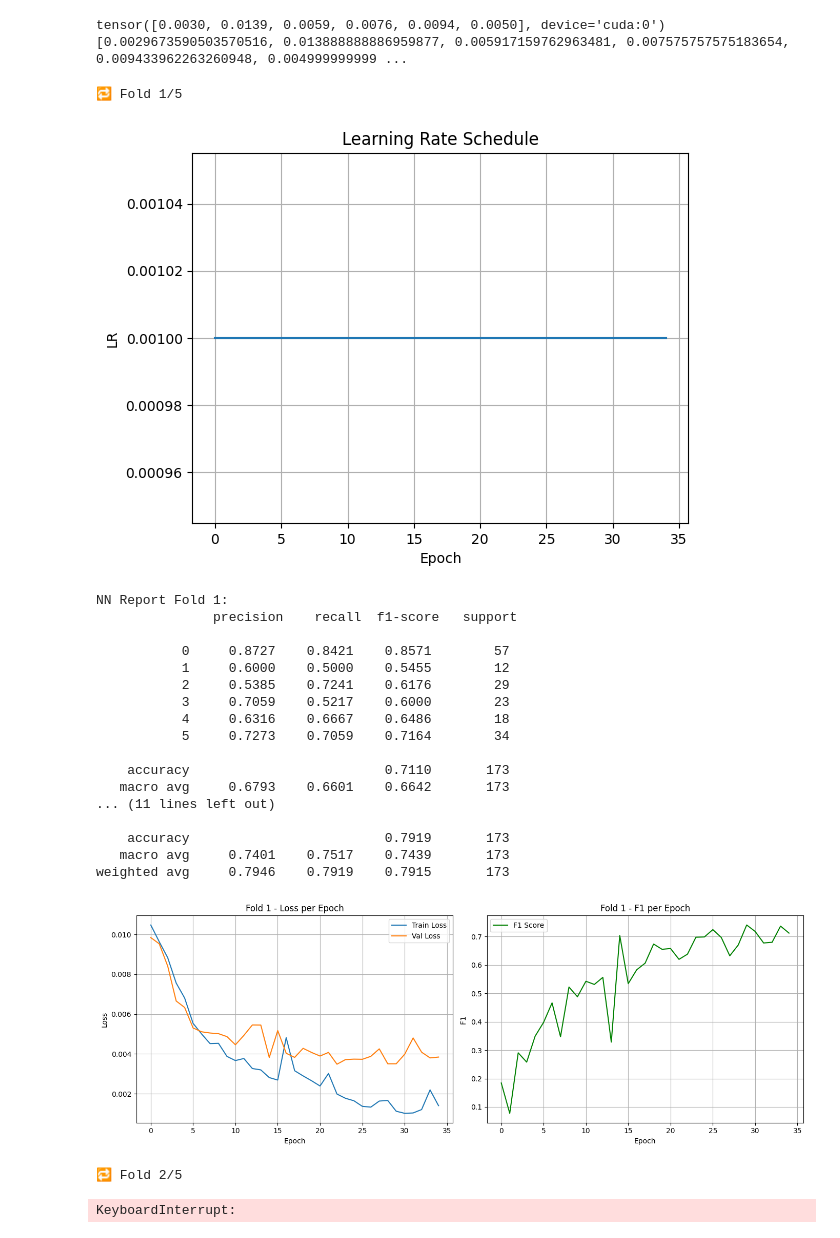
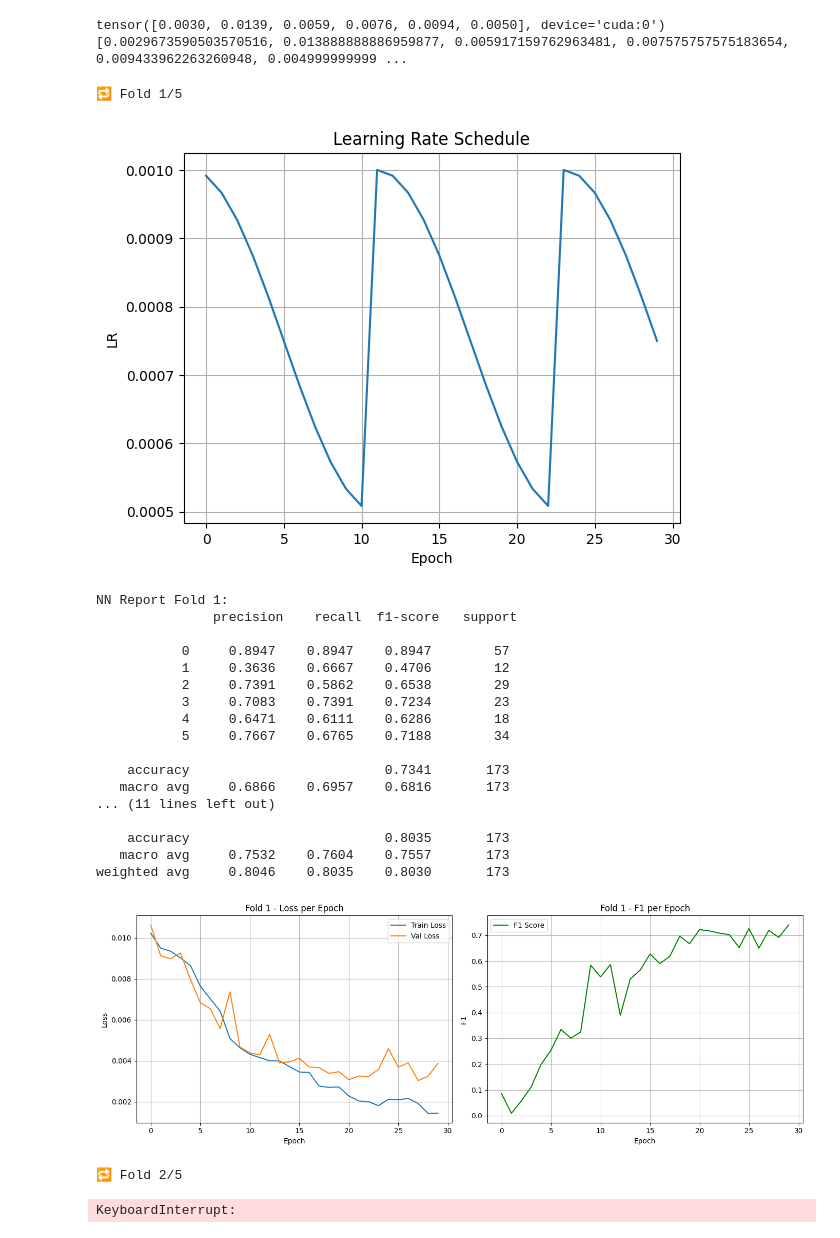
Before and after one commit to neverexz/ecg, a Jupyter notebook: main.ipynb, the cells around one changed output. Drawn from its saved outputs; the diff is of its cells as text; code cells hidden in the pictures.

```diff
--- a/main.ipynb
+++ b/main.ipynb
@@ -389,9 +389,6 @@ class Specnaz_gru_plus_norm(nn.Module):
 
         return output
 # %%
-# === Предобработка данных ===
-
-
 X_nn = full_dataset.drop(columns=['label'])
 y_nn = full_dataset['label']
 X_cat = res___.drop(columns=['label'])
@@ -410,7 +407,7 @@ X_train_val_cat, X_test_cat, y_train_val_cat, y_test_cat = train_test_split(
 
 # === Гиперпараметры ===
 n_splits = 5
-num_epochs = 35
+num_epochs = 30
 batch_size = 16
 device = torch.device("cuda" if torch.cuda.is_available() else "cpu")
 
@@ -456,7 +453,7 @@ for fold, (train_idx, val_idx) in enumerate(skf.split(X_train_val_nn, y_train_va
     criterion = FocalLoss(alpha=weights,gamma=1)
     optimizer = torch.optim.AdamW(model.parameters(), lr=1e-3, weight_decay=0.0002)
     scheduler = torch.optim.lr_scheduler.CosineAnnealingWarmRestarts(
-        optimizer, T_0=1, T_mult=1, eta_min=1e-3
+        optimizer, T_0=12, T_mult=1, eta_min=5e-4
     )
 
     # === Для графиков ===
@@ -533,7 +530,7 @@ for fold, (train_idx, val_idx) in enumerate(skf.split(X_train_val_nn, y_train_va
     y_train_np_cat = y_train_val_cat[train_idx]
     y_val_np_cat = y_train_val_cat[val_idx]
 
-    cat_model = CatBoostClassifier(verbose=0, iterations=2000, early_stopping_rounds=50,loss_function = 'MultiClass',eval_metric='MultiClass',random_seed=42,class_weights=weights_cat)
+    cat_model = CatBoostClassifier(verbose=0, iterations=1500, early_stopping_rounds=50,loss_function = 'MultiClass',eval_metric='MultiClass',random_seed=42,class_weights=weights_cat)
     cat_model.fit(X_train_np_cat, y_train_np_cat, eval_set=(X_val_np_cat, y_val_np_cat))
     cat_probs = cat_model.predict_proba(X_val_np_cat)
     cat_preds = np.argmax(cat_probs, axis=1)
@@ -543,52 +540,52 @@ for fold, (train_idx, val_idx) in enumerate(skf.split(X_train_val_nn, y_train_va
     all_labels.append(y_val_np_nn)
     f1_scores_per_fold_nn.append(val_f1_nn)
     f1_scores_per_fold_cat.append(cat_f1)
     torch.save(model.state_dict(), f"nn_model_fold{fold}.pth")
     cat_model.save_model(f"catboost_model_fold{fold}.cbm")
     print(f"NN Report Fold {fold+1}:\n", classification_report(y_val_np_nn, np.argmax(nn_fold_logits, axis=1), digits=4))
     print(f"CatBoost Report Fold {fold+1}:\n", classification_report(y_val_np_cat, np.argmax(cat_probs, axis=1), digits=4))
     plt.figure(figsize=(14, 5))
 
     plt.subplot(1, 2, 1)  # Два подграфика
     plt.plot(all_train_losses[fold], label='Train Loss')
     plt.plot(all_val_losses[fold], label='Val Loss')
     plt.xlabel("Epoch")
     plt.ylabel("Loss")
     plt.title(f"Fold {fold+1} - Loss per Epoch")
     plt.grid(True)
     plt.legend()
 
     plt.subplot(1, 2, 2)
     plt.plot(all_f1_scores[fold], label='F1 Score', color='green')
     plt.xlabel("Epoch")
     plt.ylabel("F1 ")
     plt.title(f"Fold {fold+1} - F1 per Epoch")
     plt.grid(True)
     plt.legend()
 
     plt.tight_layout()
     plt.show()
 # %% [output]
 🔁 Fold 1/5
-[figure, old version]
+[figure, new version]
 NN Report Fold 1:
                precision    recall  f1-score   support
 
-           0     0.8727    0.8421    0.8571        57
-           1     0.6000    0.5000    0.5455        12
-           2     0.5385    0.7241    0.6176        29
-           3     0.7059    0.5217    0.6000        23
-           4     0.6316    0.6667    0.6486        18
-           5     0.7273    0.7059    0.7164        34
+           0     0.8947    0.8947    0.8947        57
+           1     0.3636    0.6667    0.4706        12
+           2     0.7391    0.5862    0.6538        29
+           3     0.7083    0.7391    0.7234        23
+           4     0.6471    0.6111    0.6286        18
+           5     0.7667    0.6765    0.7188        34
 
-    accuracy                         0.7110       173
-   macro avg     0.6793    0.6601    0.6642       173
+    accuracy                         0.7341       173
+   macro avg     0.6866    0.6957    0.6816       173
 ... (11 lines left out)
 
-    accuracy                         0.7919       173
-   macro avg     0.7401    0.7517    0.7439       173
-weighted avg     0.7946    0.7919    0.7915       173
+    accuracy                         0.8035       173
+   macro avg     0.7532    0.7604    0.7557       173
+weighted avg     0.8046    0.8035    0.8030       173
-[figure, old version]
+[figure, new version]
 🔁 Fold 2/5
 KeyboardInterrupt:
 # %%
```
Also changed, not shown: parts of 6 cells of this notebook, 7 other files.
